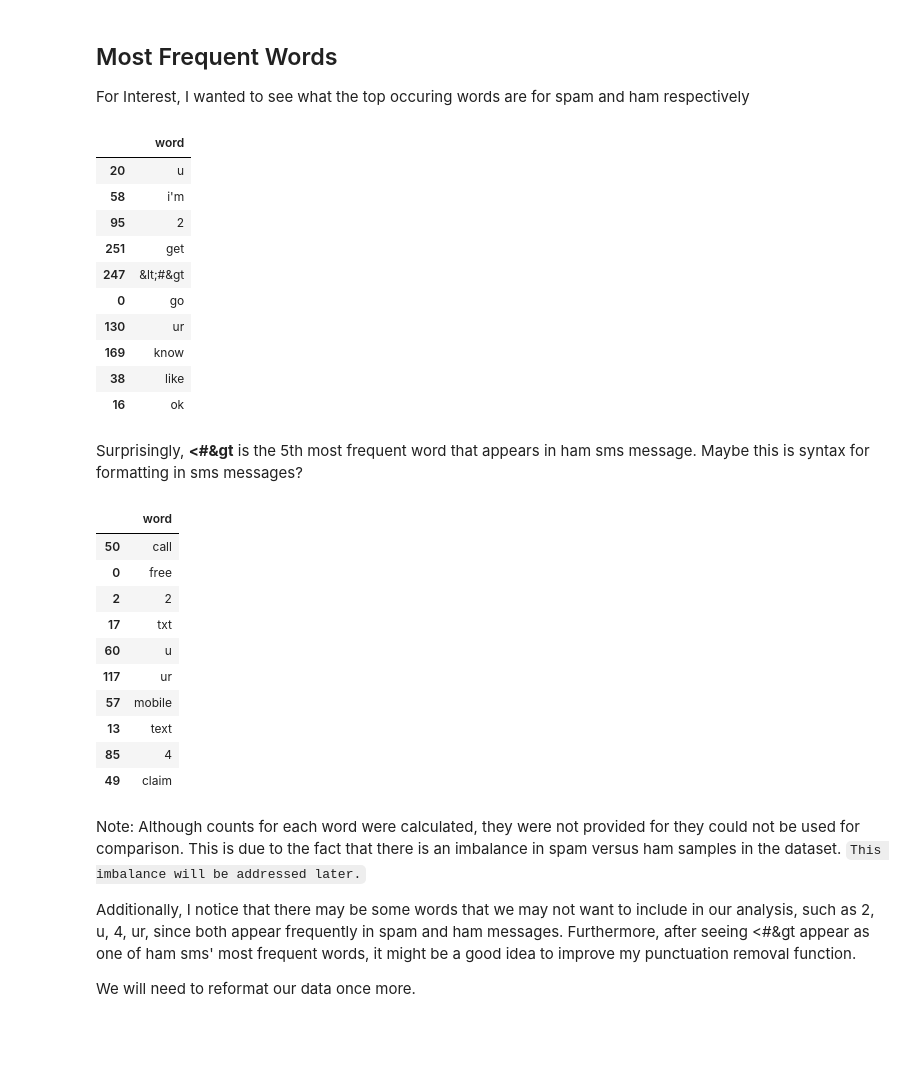
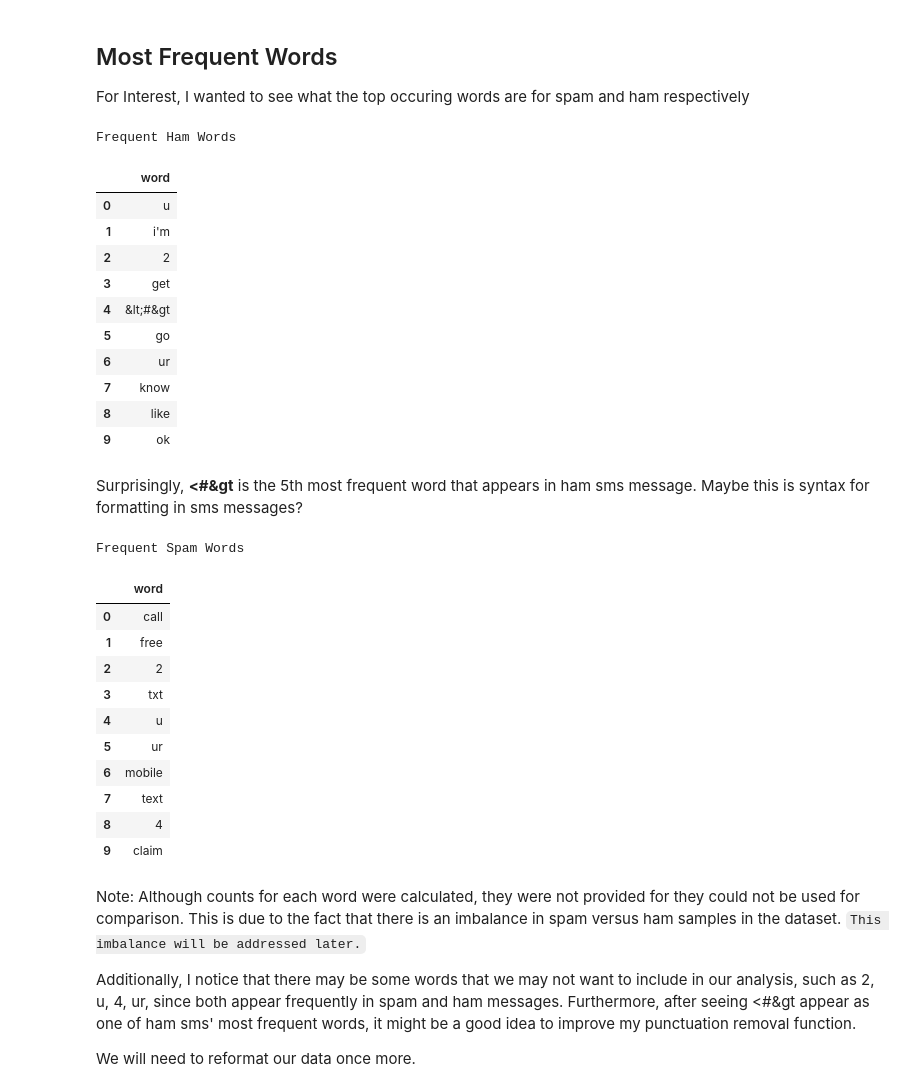
Before and after one commit to jqypang915/spamorham, a Jupyter notebook: EDA and Cleaning.ipynb, the cells around one changed output. Saved outputs shown, nothing was run; the diff lists cells and outputs as text; code cells hidden in the pictures; blank space fills up the shorter version.

```diff
--- a/EDA and Cleaning.ipynb
+++ b/EDA and Cleaning.ipynb
@@ -294,36 +294,40 @@ spam_count = pd.DataFrame(list(spam_dictionary.items()), columns = ['word', 'cou
 ham_count = pd.DataFrame(list(ham_dictionary.items()), columns = ['word', 'count']).sort_values(by = 'count', ascending = False).iloc[:10]
 # %%
 # Top Occuring words in Ham sms
-ham_count[['word']]
+print('Frequent Ham Words')
+ham_count[['word']].reset_index(drop = True)
 # %% [output]
+Frequent Ham Words
 |  | word |
-| 20 | u |
-| 58 | i'm |
-| 95 | 2 |
-| 251 | get |
-| 247 | &lt;#&gt |
-| 0 | go |
-| 130 | ur |
-| 169 | know |
-| 38 | like |
-| 16 | ok |
+| 0 | u |
+| 1 | i'm |
+| 2 | 2 |
+| 3 | get |
+| 4 | &lt;#&gt |
+| 5 | go |
+| 6 | ur |
+| 7 | know |
+| 8 | like |
+| 9 | ok |
 # %% [markdown]
 Surprisingly, __&lt;#&gt__ is the 5th most frequent word that appears in ham sms message. Maybe this is syntax for formatting in sms messages?
 # %%
 # Top Occuring words in Spam sms
-spam_count[['word']]
+print('Frequent Spam Words')
+spam_count[['word']].reset_index(drop = True)
 # %% [output]
+Frequent Spam Words
 |  | word |
-| 50 | call |
-| 0 | free |
+| 0 | call |
+| 1 | free |
 | 2 | 2 |
-| 17 | txt |
-| 60 | u |
-| 117 | ur |
-| 57 | mobile |
-| 13 | text |
-| 85 | 4 |
-| 49 | claim |
+| 3 | txt |
+| 4 | u |
+| 5 | ur |
+| 6 | mobile |
+| 7 | text |
+| 8 | 4 |
+| 9 | claim |
 # %% [markdown]
 Note: Although counts for each word were calculated, they were not provided for they could not be used for comparison. This is due to the fact that there is an imbalance in spam versus ham samples in the dataset. `This imbalance will be addressed later.`
 
```
Also changed, not shown: parts of 2 cells of this notebook, 2 other files.
